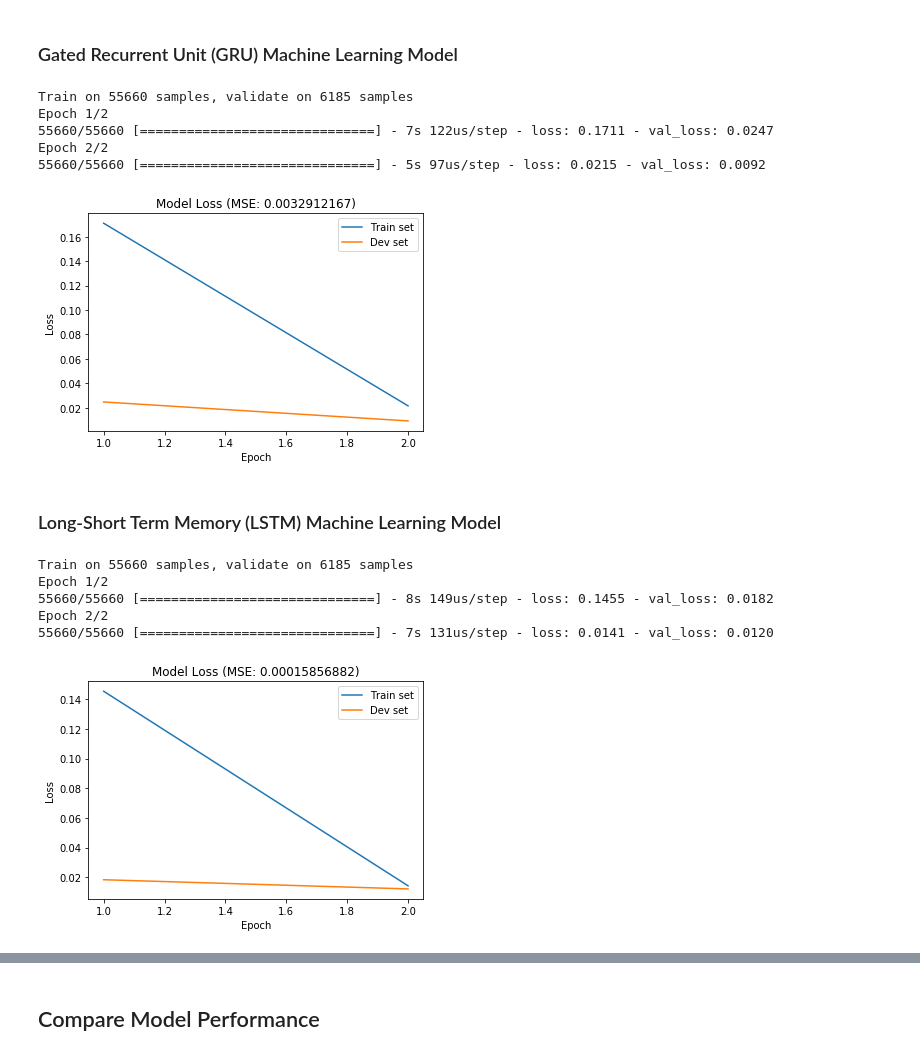
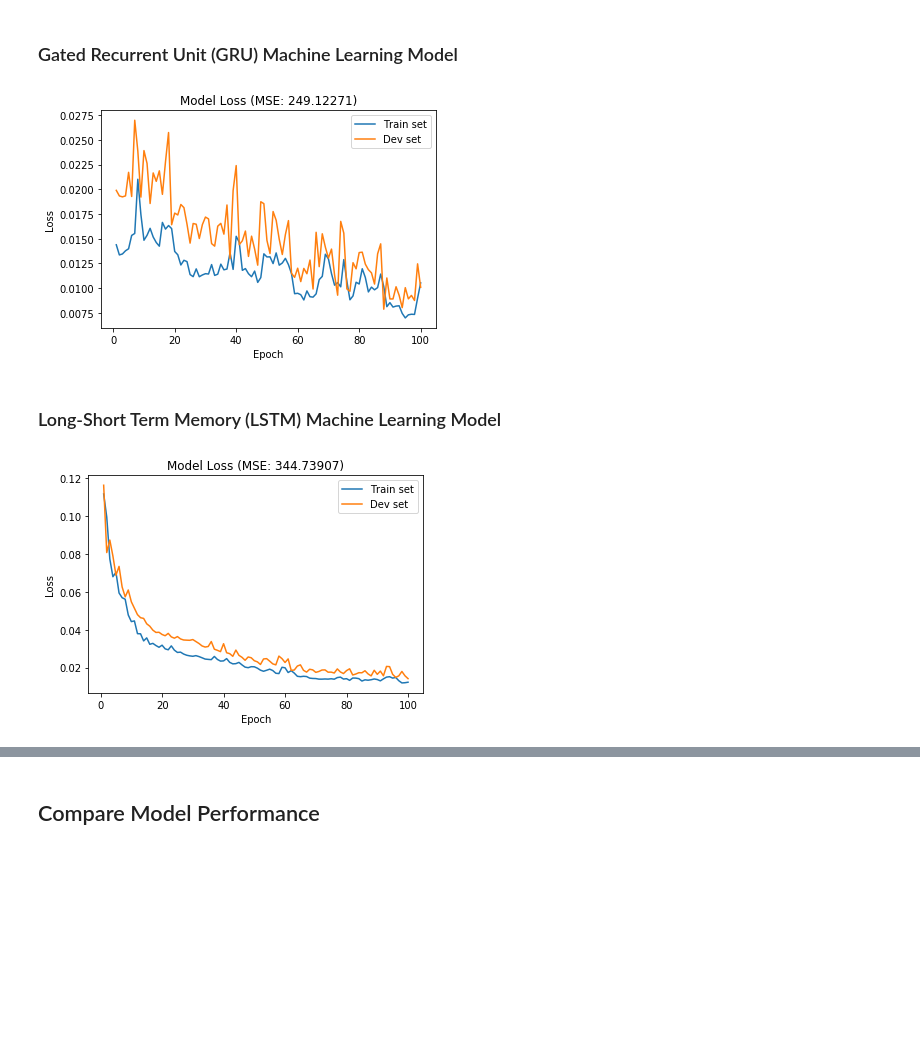
Before and after one commit to ATCOGas/VV_Forecasting, a Jupyter notebook: notebooks/Analysis_JobTypes-GRU,LSTM.ipynb, the cells around one changed output, grey strips where cells are left out. Saved outputs shown, nothing was run; the diff lists cells and outputs as text; code cells hidden in the pictures; blank space fills up the shorter version.

Commit message:
Converted to monthly analysis

```diff
--- a/notebooks/Analysis_JobTypes-GRU,LSTM.ipynb
+++ b/notebooks/Analysis_JobTypes-GRU,LSTM.ipynb
@@ -93,5 +101,9 @@ df_analysis=df_analysis.interpolate()
 job_type = 'SF5'
 
 df = df_analysis.loc[df_analysis['job_type'] == job_type]
+df['date']=pd.to_datetime(df['date'])
+df['date']=df['date'].dt.strftime('%Y-%m')#monthly
+#df['date']=df['date'].dt.strftime('%Y')#yearly
+df = df.reset_index()
 df.info()
 # %% [output]
@@ -115,3 +159,9 @@ memory usage: 7.7+ MB
+# %%
+# make the data
+pivot_jobcount = pd.pivot_table(df, values='job_type', index=['date', 'network'], aggfunc='count')
+pivot_jobcount = pivot_jobcount.reset_index()
+pivot_jobcount['date']=pd.to_datetime(pivot_jobcount['date'])
+#pivot_jobcount.head()
 # %% [markdown]
 <a id='viz_data'></a>
 ### Visualise Data
@@ -173,0 +221,11 @@ dataset.head()
+# %%
+net = pd.get_dummies(pivot_jobcount['network'])
+pivot_jobcount = pivot_jobcount.join(net)
+
+dataset = pd.merge(pivot_weather, pivot_jobcount, left_on=['date','network'],
+                       right_on=['date','network'], how='left')
+dataset['count'] = dataset['job_type']
+
+# Drop string columns
+dataset = dataset.drop(['date', 'network', 'job_type'], axis=1)
+dataset.head()
@@ -307,52 +372,46 @@ model_gru.compile(loss = "mae",
 # %%
 # Train the model
 hist_gru = model_gru.fit(x_train, y_train,
-                        epochs=2,
+                        epochs=100,
                         batch_size=256,
                         validation_split = 0.1,
-                        verbose=1, # To not print the output, set verbose=0
+                        verbose=0, # To not print the output, set verbose=0
                         shuffle=False)
-# %% [output]
-Train on 55660 samples, validate on 6185 samples
-Epoch 1/2
-55660/55660 [==============================] - 7s 122us/step - loss: 0.1711 - val_loss: 0.0247
-Epoch 2/2
-55660/55660 [==============================] - 5s 97us/step - loss: 0.0215 - val_loss: 0.0092
 # %%
 # Analyse model performance
 yhat_gru = model_gru.predict(x_test)
 
-# perform inverse transform on test_X and yhat_gru
+# perform inverse transform on x_test and yhat_gru
 rtest_X = x_test.reshape((x_test.shape[0], n_in*n_features))
 
 # invert scaling for forecast
-inv_yhat = np.concatenate((rtest_X[:, (n_in-1)*n_features:-1], yhat_gru), axis=1)
-inv_yhat = scaler.inverse_transform(inv_yhat)
-inv_yhat = inv_yhat[:,n_features-1]
+inv_yhat_gru = np.concatenate((rtest_X[:, (n_in-1)*n_features:-1], yhat_gru), axis=1)
+inv_yhat_gru = scaler.inverse_transform(inv_yhat_gru)
+inv_yhat_gru = inv_yhat_gru[:,n_features-1]
 
 # invert scaling for actual
 y_test = y_test.reshape((len(y_test), 1))
-inv_y = np.concatenate((rtest_X[:, (n_in-1)*n_features:-1], y_test), axis=1)
-inv_y = scaler.inverse_transform(inv_y)
-inv_y = inv_y[:,n_features-1]
+inv_y_gru = np.concatenate((rtest_X[:, (n_in-1)*n_features:-1], y_test), axis=1)
+inv_y_gru = scaler.inverse_transform(inv_y_gru)
+inv_y_gru = inv_y_gru[:,n_features-1]
 
 # calculate RMSE
 mse_gru = mean_squared_error(inv_y_gru, inv_yhat_gru)
 
 # Plot fitting history
 history = hist_gru.history
 
 # Loss
 plt.plot(range(1,len(history['loss'])+1),history['loss'])
 plt.plot(range(1,len(history['val_loss'])+1),history['val_loss'])
 plt.title('Model Loss (MSE: ' + str(mse_gru) + ')')
 plt.ylabel('Loss')
 plt.xlabel('Epoch')
 plt.legend(['Train set', 'Dev set'], loc='best')
 
 plt.show()
 # %% [output]
-[figure, old version]
+[figure, new version]
 # %% [markdown]
 <a id='lstm'></a>
 ### Long-Short Term Memory (LSTM) Machine Learning Model
@@ -375,18 +434,12 @@ model_lstm.compile(loss = "mae",
 # %%
 # Train the model
 hist_lstm = model_lstm.fit(x_train, y_train,
-                           epochs=2,
+                           epochs=100,
                            batch_size=256,
                            validation_split = 0.1,
-                           verbose=1,
+                           verbose=0,
                            shuffle=False
                           )
-# %% [output]
-Train on 55660 samples, validate on 6185 samples
-Epoch 1/2
-55660/55660 [==============================] - 8s 149us/step - loss: 0.1455 - val_loss: 0.0182
-Epoch 2/2
-55660/55660 [==============================] - 7s 131us/step - loss: 0.0141 - val_loss: 0.0120
 # %%
 # Analyse model performance
 yhat_lstm = model_lstm.predict(x_test)
@@ -395,15 +448,15 @@ yhat_lstm = model_lstm.predict(x_test)
 rtest_X = x_test.reshape((x_test.shape[0], n_in*n_features))
 
 # invert scaling for forecast
-inv_yhat = np.concatenate((rtest_X[:, (n_in-1)*n_features:-1], yhat_lstm), axis=1)
-inv_yhat = scaler.inverse_transform(inv_yhat)
-inv_yhat = inv_yhat[:,n_features-1]
+inv_yhat_lstm = np.concatenate((rtest_X[:, (n_in-1)*n_features:-1], yhat_lstm), axis=1)
+inv_yhat_lstm = scaler.inverse_transform(inv_yhat_lstm)
+inv_yhat_lstm = inv_yhat_lstm[:,n_features-1]
 
 # invert scaling for actual
 y_test = y_test.reshape((len(y_test), 1))
-inv_y = np.concatenate((rtest_X[:, (n_in-1)*n_features:-1], y_test), axis=1)
-inv_y = scaler.inverse_transform(inv_y)
-inv_y = inv_y[:,n_features-1]
+inv_y_lstm = np.concatenate((rtest_X[:, (n_in-1)*n_features:-1], y_test), axis=1)
+inv_y_lstm = scaler.inverse_transform(inv_y_lstm)
+inv_y_lstm = inv_y_lstm[:,n_features-1]
 
 # calculate RMSE
 mse_lstm = mean_squared_error(inv_y_lstm, inv_yhat_lstm)
@@ -421,4 +474,4 @@ plt.legend(['Train set', 'Dev set'], loc='best')
 
 plt.show()
 # %% [output]
-[figure, old version]
+[figure, new version]
```
Also changed, not shown: parts of 14 cells of this notebook.
